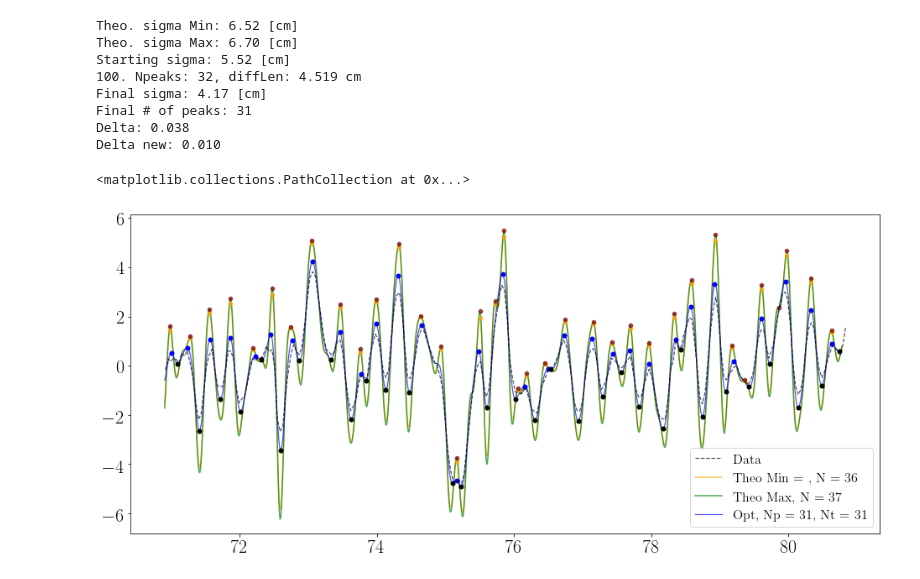
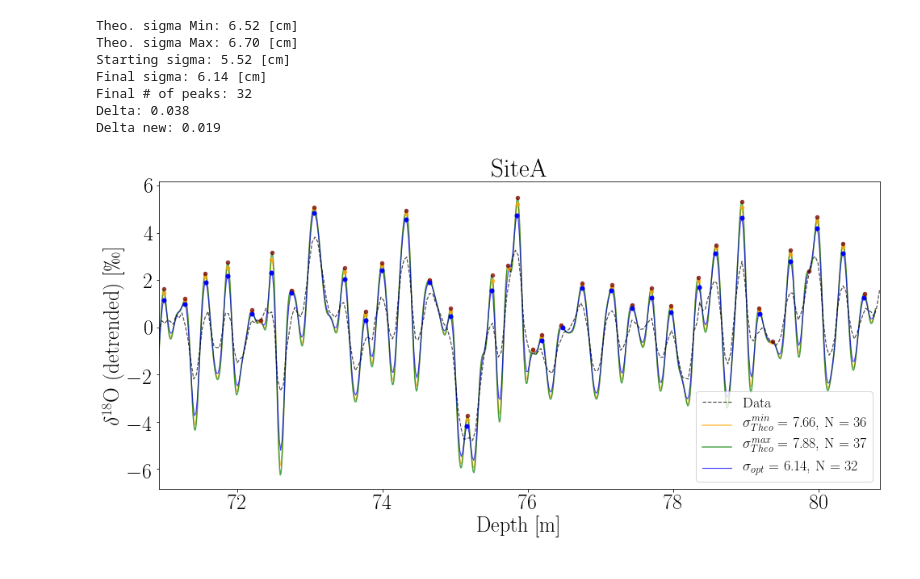
Before and after one commit to TheaQG/AWI_Bcores_Analysis, a Jupyter notebook: TheoDiffLen.ipynb, the cells around one changed output. Cells and saved outputs as stored; diff of their text form; code cells hidden in the pictures.

Commit message:
Figure creation.

```diff
--- a/TheoDiffLen.ipynb
+++ b/TheoDiffLen.ipynb
@@ -60,4 +60,4 @@ data_diff = DataAll[6]; data_diff_LT = DataAll[7]
 
 depth_LT = data_d18O_LT['depth']
 d18O_LT = data_d18O_LT['d18O']
-N_InInt = 31
+N_InInt = 32
@@ -72,13 +67,12 @@ dataAll = pd.DataFrame({'depth':depth_LT,'d18O':d18O_LT}, index=None)
 inst = BackDiffuse(site, data_d18O_LT, CoresSpecs, dTamb, dLaki, N_InInt, diffLenData=data_diff_LT[['Depth','sigma_o18']], densData=data_dens_LT)
 dataMin, peaksMin, N_peaksMin, dataMax, peaksMax, N_peaksMax = inst.BackDiffuse_Theo()
 
-depthOpt, dataOpt, diffLen, peaks, arr_DiffLens, arr_Npeaks, arr_depth, arr_data = inst.backDiffused(theoDiffLen=True,print_Npeaks=False, diffLenStart_In=0.005, diffLenEnd_In=0.15, interpAfterDecon=True, newDelta=0.01)
+depthOpt, dataOpt, diffLen, peaks, arr_DiffLens, arr_Npeaks, arr_depth, arr_data = inst.backDiffused(theoDiffLen=True,print_Npeaks=False, diffLenStart_In=0.005, diffLenEnd_In=0.15, interpAfterDecon=True)
 # %% [output]
 Theo. sigma Min: 6.52 [cm]
 Theo. sigma Max: 6.70 [cm]
 Starting sigma: 5.52 [cm]
-100. Npeaks: 32, diffLen: 4.519 cm
-Final sigma: 4.17 [cm]
-Final # of peaks: 31
+Final sigma: 6.14 [cm]
+Final # of peaks: 32
 Delta: 0.038
-Delta new: 0.010
+Delta new: 0.019
@@ -87,26 +79,26 @@ troughs = signal.find_peaks(-dataOpt)[0]
 # %%
 depth0 = dataMin['depth']
 data0 = dataMin['d18O']
 depth1 = dataMax['depth']
 data1 = dataMax['d18O']
-
+#troughs = signal.find_peaks(-dataOpt)[0]
+mpl.rcParams['font.size'] = 26
 
 fig, ax = plt.subplots(figsize=(16,7))
 
 plt.plot(np.asarray(depth_LT), np.asarray(d18O_LT)-np.mean(np.asarray(d18O_LT)), lw=1.2, label='Data', ls='--', color='k', alpha=0.7)
-plt.plot(depth0,data0, label=f'Theo Min = , N = {N_peaksMin}',zorder=-1, color='orange', alpha=0.7)
-plt.plot(depth1,data1, label=f'Theo Max, N = {N_peaksMax}',zorder=-1, color='green', alpha=0.7)
-plt.plot(depthOpt, dataOpt, label=f'Opt, Np = {len(peaks)}, Nt = {len(troughs)}',zorder=-1, color='b', alpha=.7, lw=1.2)
-
-plt.legend(fontsize=16)
-
+plt.plot(depth0,data0, label='$\sigma_{Theo}^{min}$ = ' + f'7.66, N = {N_peaksMin}',zorder=-1, color='orange', alpha=0.7)
+plt.plot(depth1,data1, label='$\sigma_{Theo}^{max}$ = ' + f'7.88, N = {N_peaksMax}',zorder=-1, color='green', alpha=0.7)
+plt.plot(depthOpt, dataOpt, label='$\sigma_{opt}$ = ' + f'{diffLen*100:.2f}, N = {len(peaks)}',zorder=-1, color='b', alpha=.7, lw=1.2)
+#, Nt = {len(troughs)}
+plt.legend(fontsize=18)
+ax.set(xlabel='Depth [m]', ylabel='$\delta^{18}$O (detrended) [\permil]', title=site,xlim=(min(depth_LT),max(depth_LT)))
 plt.scatter(depth0[peaksMin],data0[peaksMin], color='orange',zorder=1, s=20, alpha=0.7)
 plt.scatter(depth1[peaksMax],data1[peaksMax], color='maroon',zorder=1, s=20, alpha=0.7)
 plt.scatter(depthOpt[peaks],dataOpt[peaks], color='b',zorder=1, s=25)
-plt.scatter(depthOpt[troughs],dataOpt[troughs], color='k',zorder=1, s=25)
+#plt.scatter(depthOpt[troughs],dataOpt[troughs], color='k',zorder=1, s=25)
 
 
-#fig.savefig('../WrittenWork/Figures/'+site+'_TheoDiffLens.png', bbox_inches='tight')
+fig.savefig('../WrittenWork/Figures/'+site+'_TheoDiffLens.png', bbox_inches='tight')
 # %% [output]
-<matplotlib.collections.PathCollection at 0x...>
-[figure, old version]
+[figure, new version]
```
Also changed, not shown: parts of 2 cells of this notebook.
